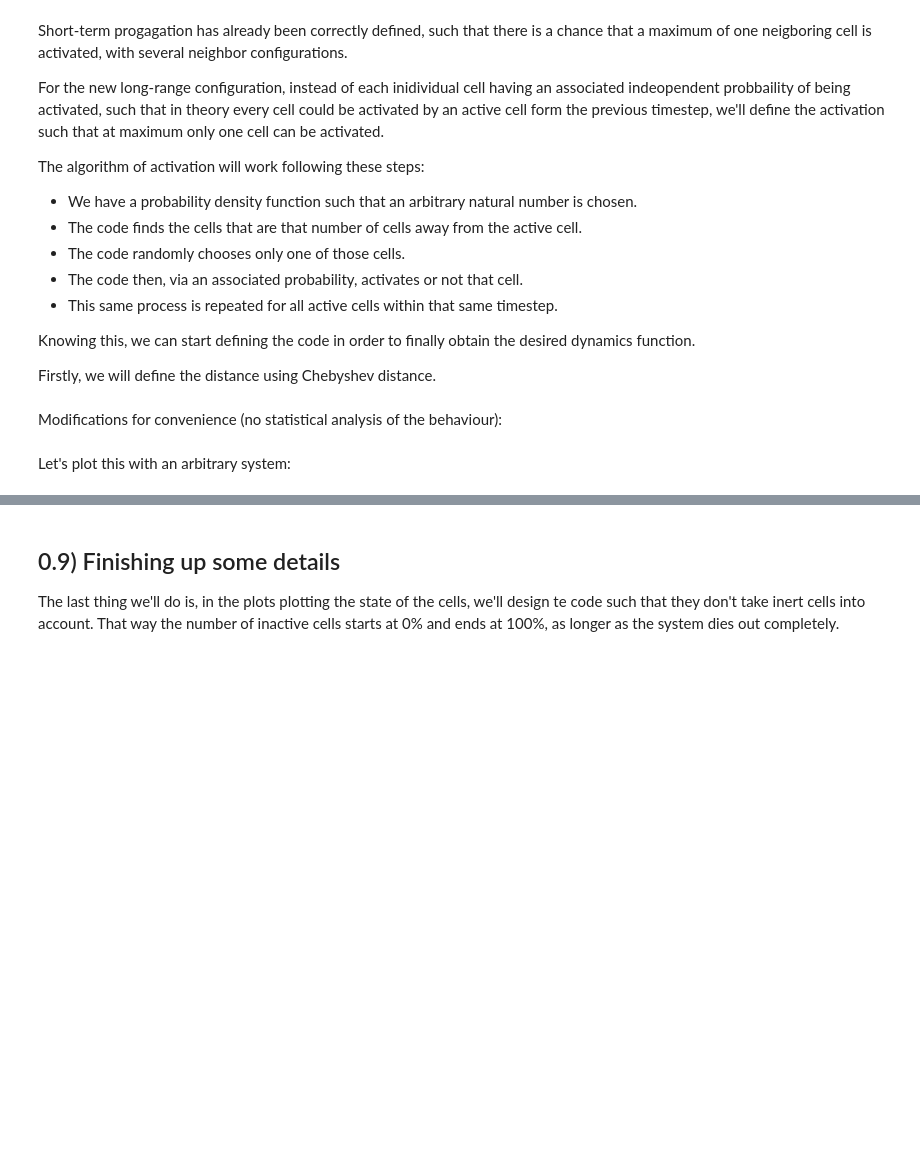
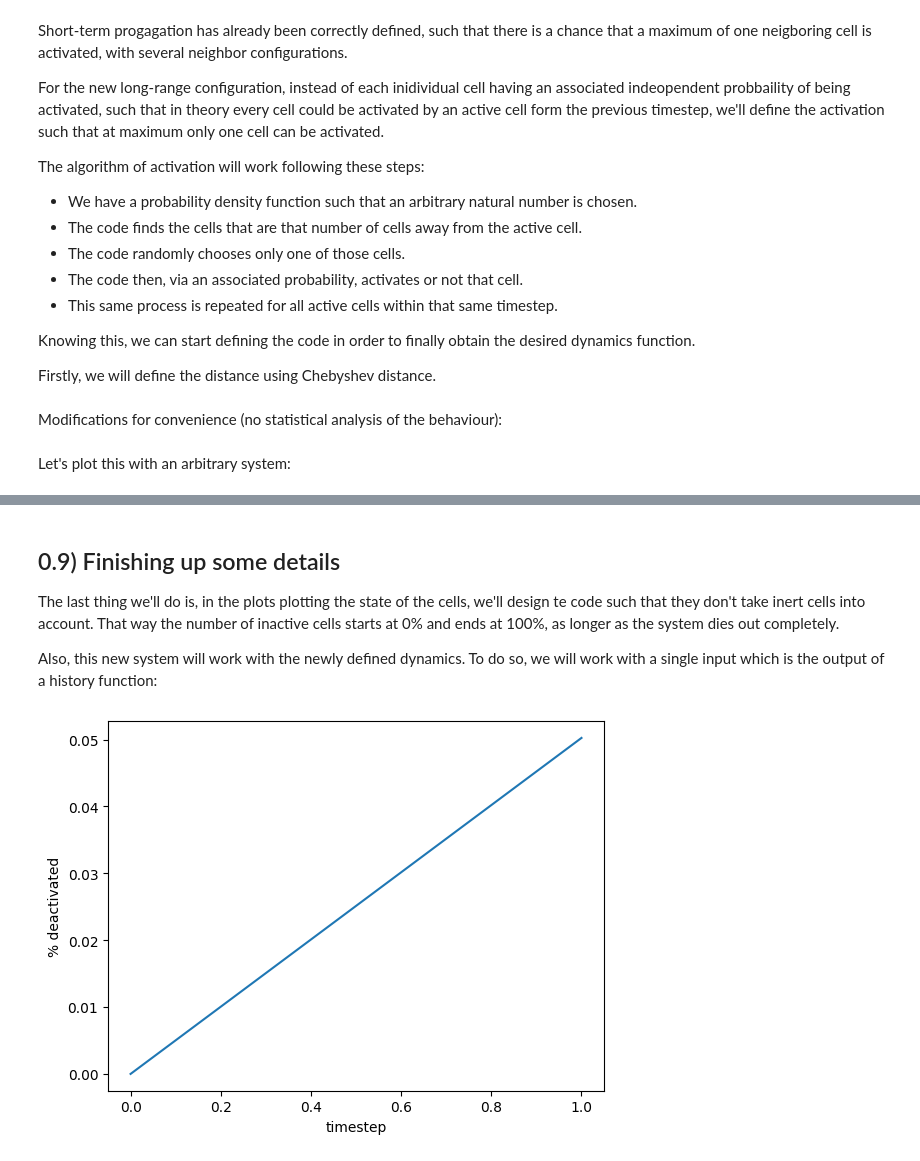
Before and after one commit to IgnacioMPineda/IPT-problem---Mousetrap-Dynamics, a Jupyter notebook: Notebook 0 - Theory and Applications. Approach to the problem.ipynb, the cells around one changed output, grey strips where cells are left out. Drawn from its saved outputs; the diff is of its cells as text; code cells hidden in the pictures; blank space fills up the shorter version.

```diff
--- a/Notebook 0 - Theory and Applications. Approach to the problem.ipynb
+++ b/Notebook 0 - Theory and Applications. Approach to the problem.ipynb
@@ -1250,3 +1250,16 @@ for i in range(2):
 # %% [markdown]
 ## 0.9) Finishing up some details
 The last thing we'll do is, in the plots plotting the state of the cells, we'll design te code such that they don't take inert cells into account. That way the number of inactive cells starts at 0% and ends at 100%, as longer as the system dies out completely.
+
+Also, this new system will work with the newly defined dynamics. To do so, we will work with a single input which is the output of a history function:
+# %%
+def pct_deactivated(history):
+    total = history[0].size - np.sum(history[0] == -1)
+    return [100 * np.sum(s == -2) / total for s in history]
+
+plt.plot(pct_deactivated(hist))
+plt.xlabel('timestep')
+plt.ylabel('% deactivated')
+plt.show()
+# %% [output]
+[figure, added]
```
Also changed, not shown: parts of 11 cells of this notebook.
